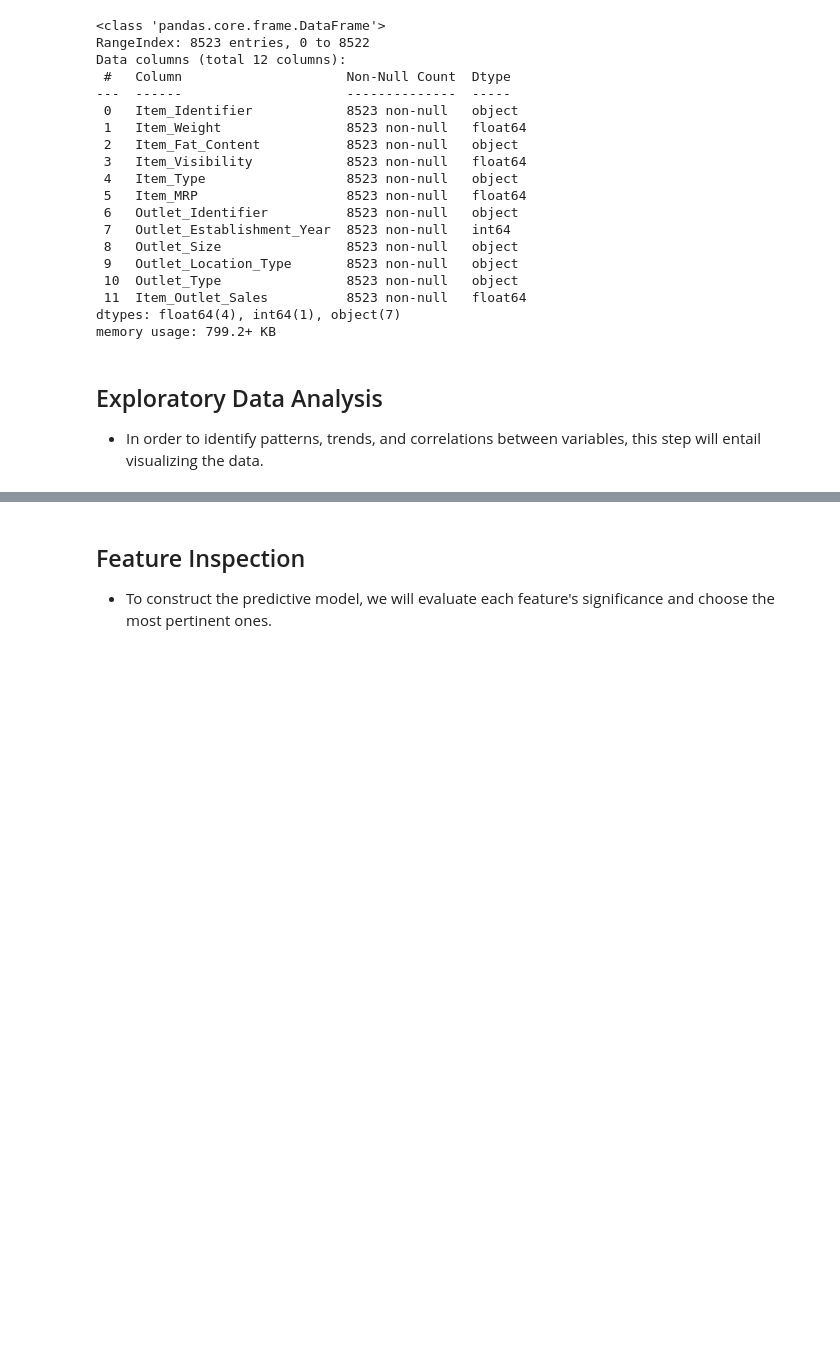
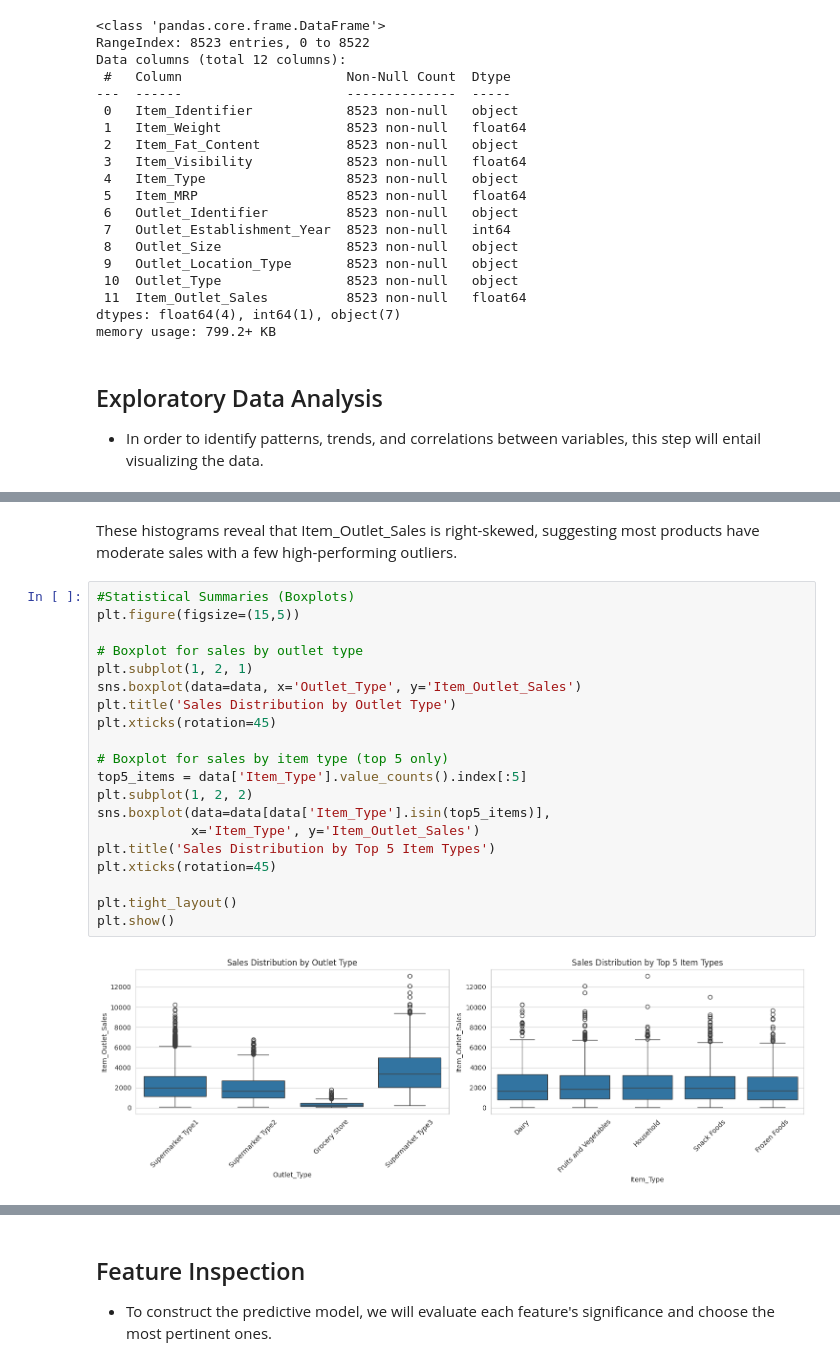
Before and after one commit to tamimisalah/Prediction-of-Product-Sales, a Jupyter notebook: Prediction_of_Product_Sales.ipynb, the cells around one changed output, grey strips where cells are left out. Drawn from its saved outputs; the diff is of its cells as text; blank space fills up the shorter version.

```diff
--- a/Prediction_of_Product_Sales.ipynb
+++ b/Prediction_of_Product_Sales.ipynb
@@ -215,0 +238,24 @@ memory usage: 799.2+ KB
+# %% [markdown]
+These histograms reveal that Item_Outlet_Sales is right-skewed, suggesting most products have moderate sales with a few high-performing outliers.
+# %%
+#Statistical Summaries (Boxplots)
+plt.figure(figsize=(15,5))
+
+# Boxplot for sales by outlet type
+plt.subplot(1, 2, 1)
+sns.boxplot(data=data, x='Outlet_Type', y='Item_Outlet_Sales')
+plt.title('Sales Distribution by Outlet Type')
+plt.xticks(rotation=45)
+
+# Boxplot for sales by item type (top 5 only)
+top5_items = data['Item_Type'].value_counts().index[:5]
+plt.subplot(1, 2, 2)
+sns.boxplot(data=data[data['Item_Type'].isin(top5_items)],
+            x='Item_Type', y='Item_Outlet_Sales')
+plt.title('Sales Distribution by Top 5 Item Types')
+plt.xticks(rotation=45)
+
+plt.tight_layout()
+plt.show()
+# %% [output]
+[figure, added]
```
Also changed, not shown: parts of 38 cells of this notebook.
